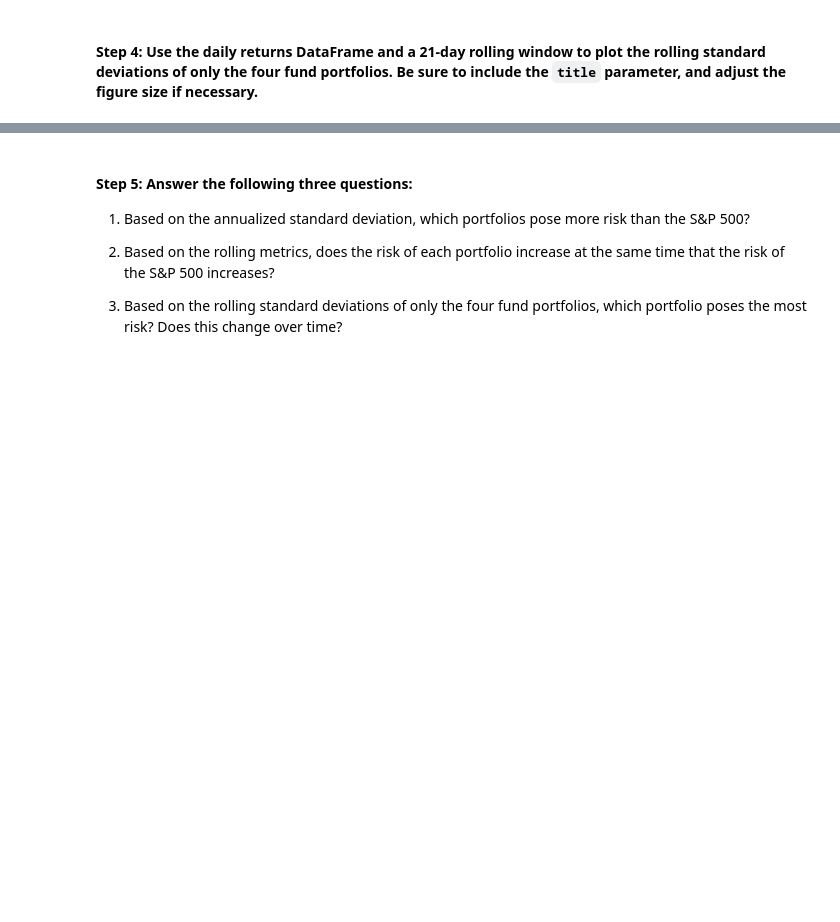
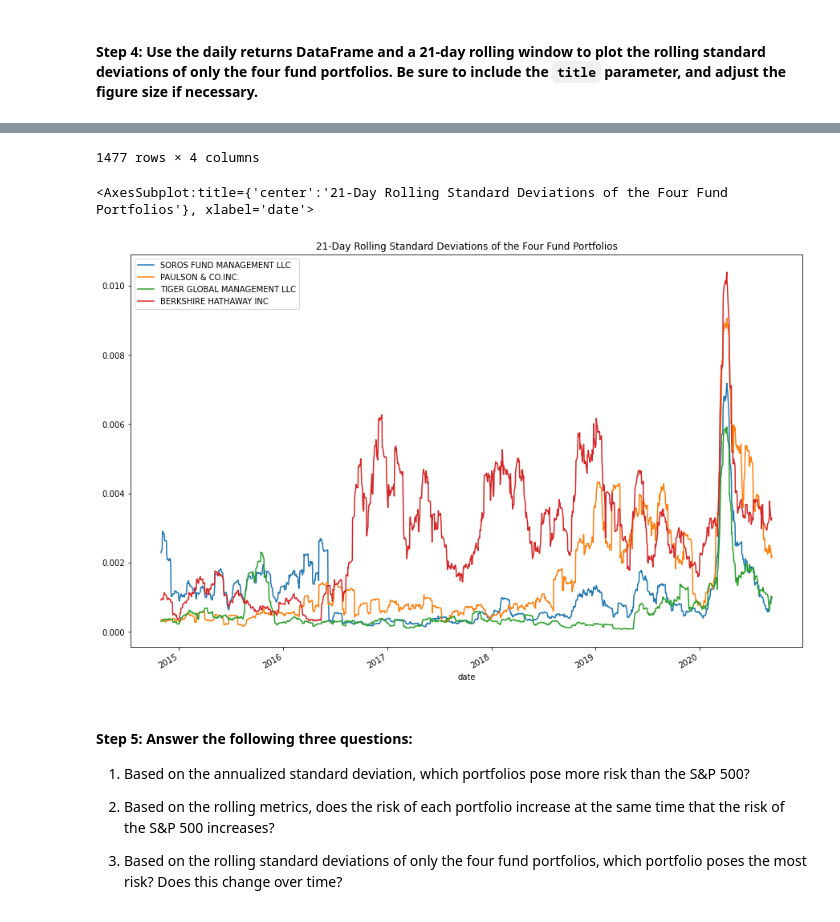
Before and after one commit to sidbetatester/market_risk_analyser, a Jupyter notebook: risk_return_analysis.ipynb, the cells around one changed output, grey strips where cells are left out. Saved outputs shown, nothing was run; the diff lists cells and outputs as text; code cells hidden in the pictures; blank space fills up the shorter version.

```diff
--- a/risk_return_analysis.ipynb
+++ b/risk_return_analysis.ipynb
@@ -306,3 +346,10 @@ Evaluate the risk profile of each portfolio by using the standard deviation and
 # Using the daily return data and a 21-day rolling window, plot the rolling standard deviation of just the 4 portfolios.
 # Include a title parameter and adjust the figure size
 # YOUR CODE HERE
+four_fund_portfolios_daily_returns_df
+
+four_fund_rolling_21_day_standard_deviation = four_fund_portfolios_daily_returns_df.rolling(window=21).std().dropna()
+display(four_fund_rolling_21_day_standard_deviation)
+
+four_fund_rolling_21_day_standard_deviation.plot(figsize=(15,10), title="21-Day Rolling Standard Deviations of the Four Fund Portfolios")
+# %% [output]
@@ -309,3 +369,6 @@ Evaluate the risk profile of each portfolio by using the standard deviation and
+1477 rows × 4 columns
+<AxesSubplot:title={'center':'21-Day Rolling Standard Deviations of the Four Fund Portfolios'}, xlabel='date'>
+[figure, added]
 # %% [markdown]
 #### Step 5: Answer the following three questions:
 
```
Also changed, not shown: parts of 9 cells of this notebook.
